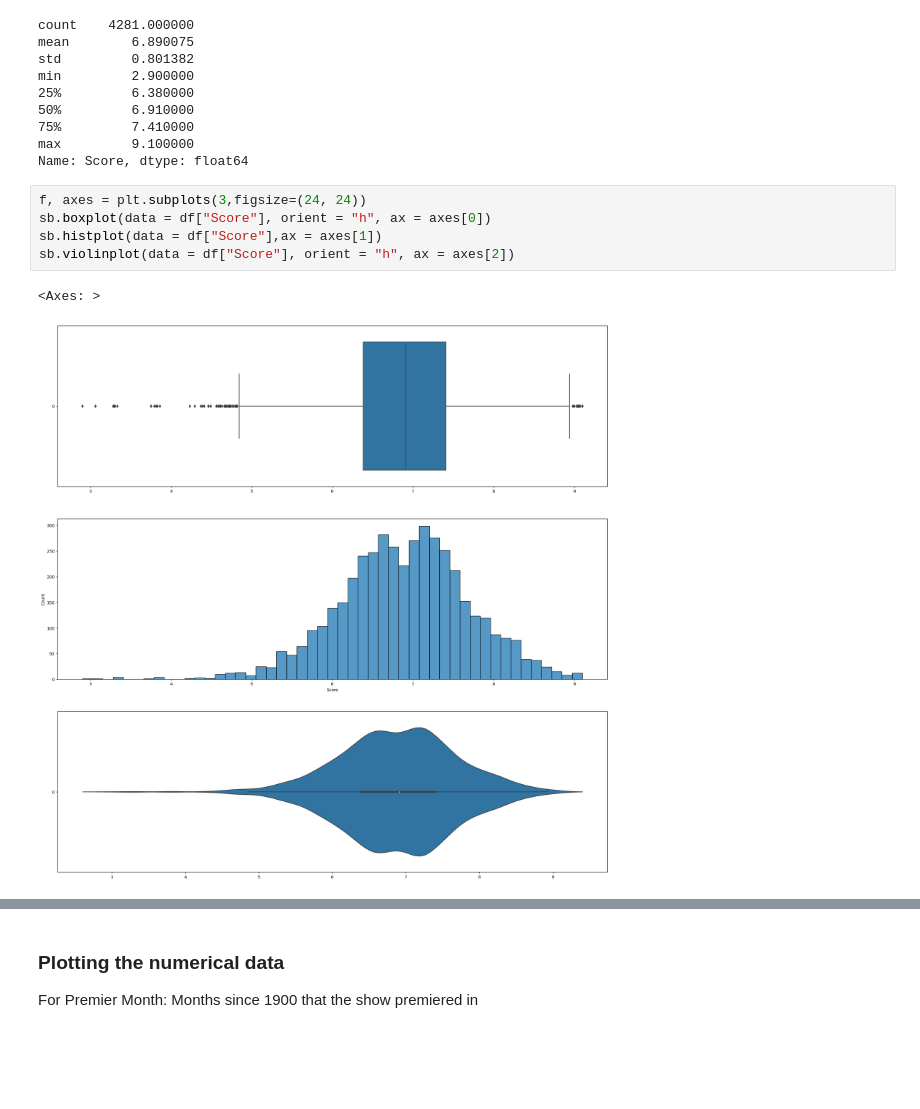
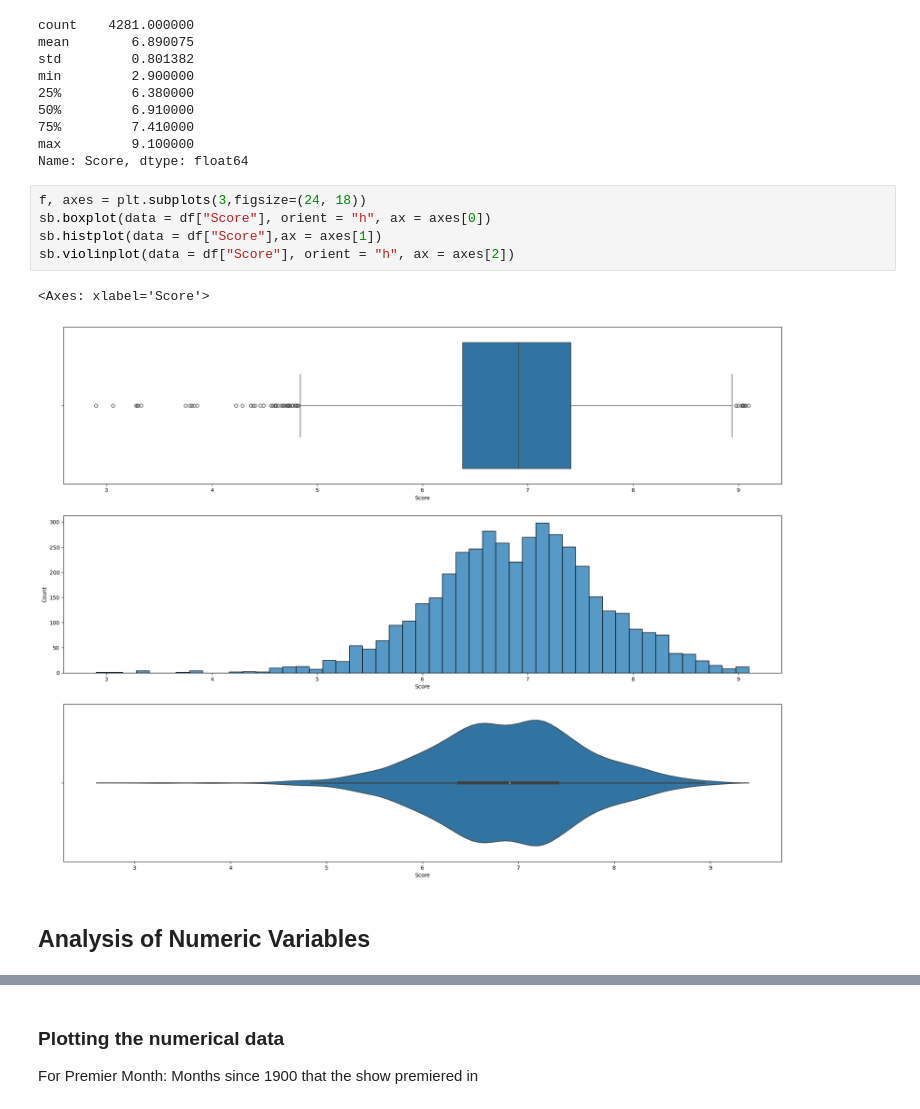
Before and after one commit to Eyewhy/SC1015_Project, a Jupyter notebook: EDA.ipynb, the cells around one changed output, grey strips where cells are left out. Drawn from its saved outputs; the diff is of its cells as text; blank space fills up the shorter version.

```diff
--- a/EDA.ipynb
+++ b/EDA.ipynb
@@ -247,10 +291,12 @@ min         2.900000
 max         9.100000
 Name: Score, dtype: float64
 # %%
-f, axes = plt.subplots(3,figsize=(24, 24))
+f, axes = plt.subplots(3,figsize=(24, 18))
 sb.boxplot(data = df["Score"], orient = "h", ax = axes[0])
 sb.histplot(data = df["Score"],ax = axes[1])
 sb.violinplot(data = df["Score"], orient = "h", ax = axes[2])
 # %% [output]
-<Axes: >
+<Axes: xlabel='Score'>
-[figure, old version]
+[figure, new version]
+# %% [markdown]
+## Analysis of Numeric Variables
```
Also changed, not shown: parts of 38 cells of this notebook, 2 other files.
